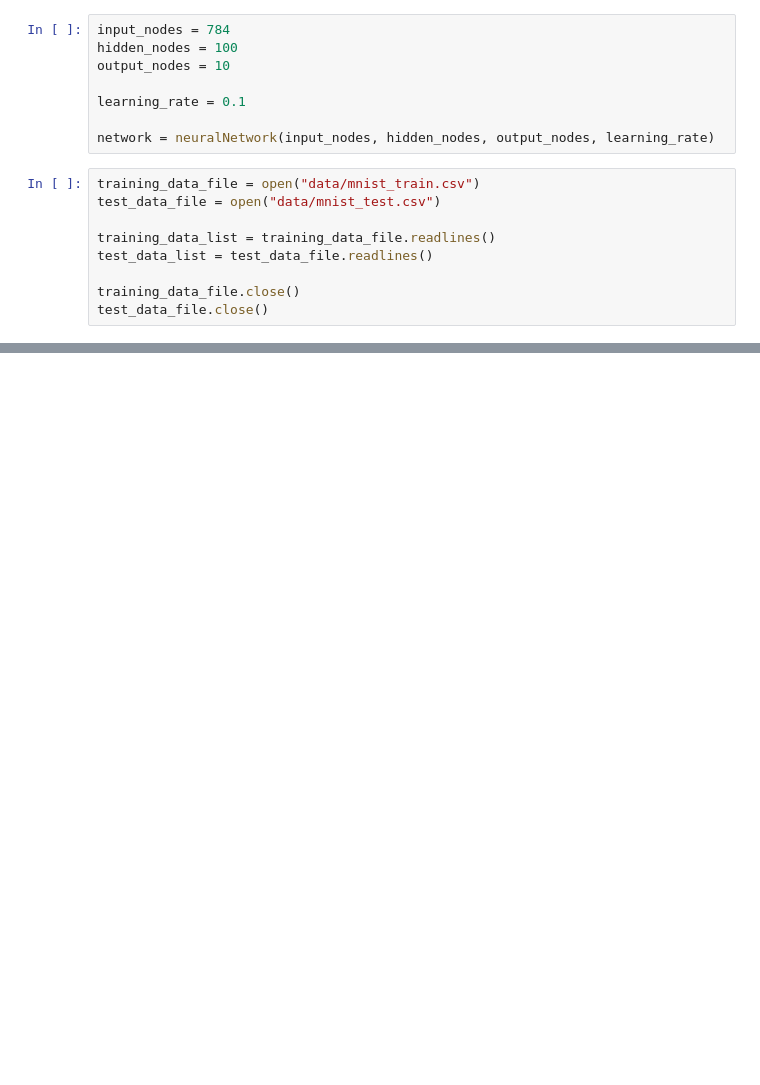
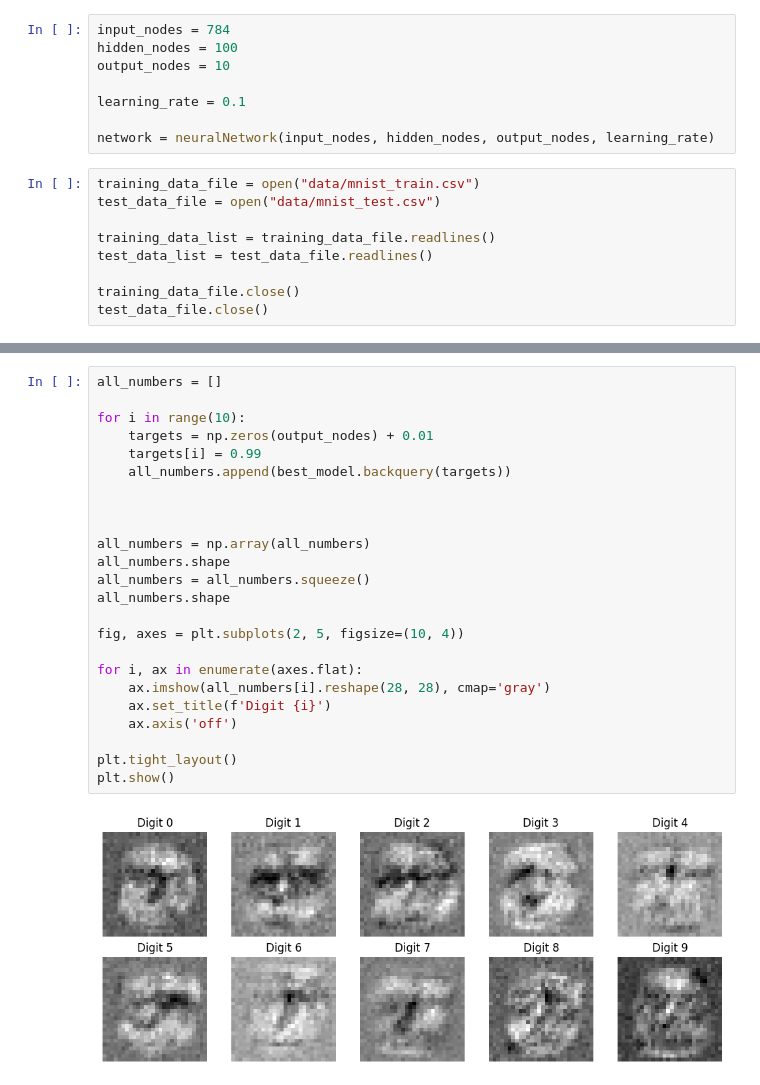
Before and after one commit to Dmytry-dev/MNIST_Implementation_and_analysis, a Jupyter notebook: main.ipynb, the cells around one changed output, grey strips where cells are left out. Saved outputs shown, nothing was run; the diff lists cells and outputs as text; blank space fills up the shorter version.

```diff
--- a/main.ipynb
+++ b/main.ipynb
@@ -122,0 +153,26 @@ plt.show()
+# %%
+all_numbers = []
+
+for i in range(10):
+    targets = np.zeros(output_nodes) + 0.01
+    targets[i] = 0.99
+    all_numbers.append(best_model.backquery(targets))
+
+
+
+all_numbers = np.array(all_numbers)
+all_numbers.shape
+all_numbers = all_numbers.squeeze()
+all_numbers.shape
+
+fig, axes = plt.subplots(2, 5, figsize=(10, 4))
+
+for i, ax in enumerate(axes.flat):
+    ax.imshow(all_numbers[i].reshape(28, 28), cmap='gray')
+    ax.set_title(f'Digit {i}')
+    ax.axis('off')
+
+plt.tight_layout()
+plt.show()
+# %% [output]
+[figure, added]
```
Also changed, not shown: parts of 4 cells of this notebook.
